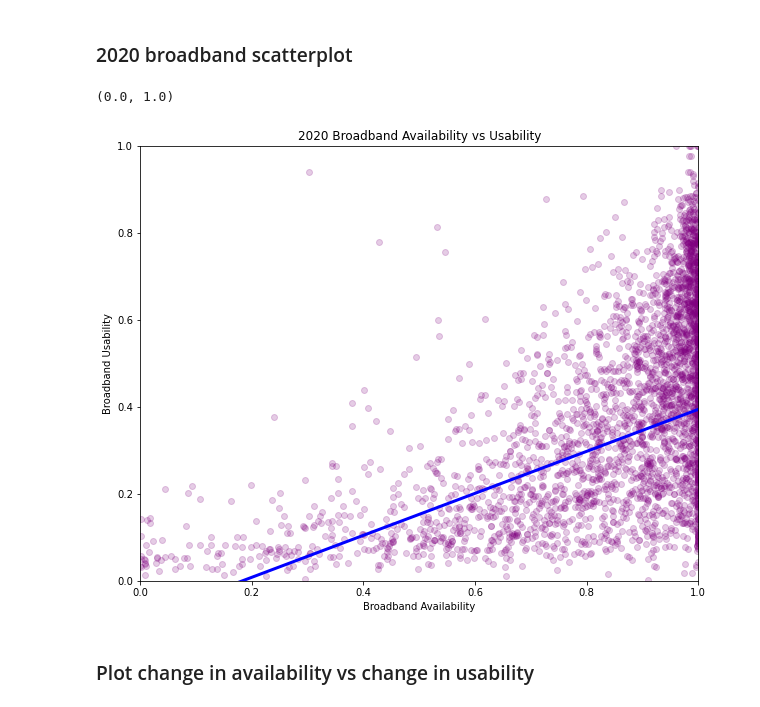
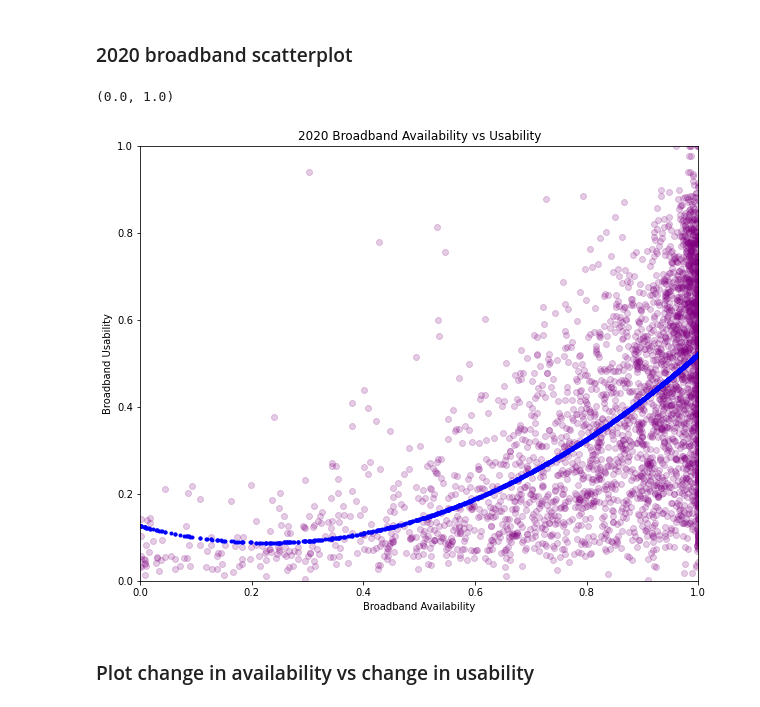
Before and after one commit to DragonGriffon2003/2021_DataSoup_DataFest, a Jupyter notebook: Data-Vis.ipynb, the cells around one changed output. Drawn from its saved outputs; the diff is of its cells as text; code cells hidden in the pictures.

```diff
--- a/Data-Vis.ipynb
+++ b/Data-Vis.ipynb
@@ -17,7 +15,7 @@ nan_value = float("NaN")
 broad_2019.replace("-", nan_value, inplace = True)
 broad_2019.dropna(subset = [' BROADBAND USAGE '], inplace = True)
 broad_2019.dropna(subset = [' BROADBAND AVAILABILITY PER FCC '], inplace = True)
-broad_2019 = broad_2019.sort_values(by = [' BROADBAND AVAILABILITY PER FCC '])
+#broad_2019 = broad_2019.sort_values(by = [' BROADBAND AVAILABILITY PER FCC '])
 broad_2019 = broad_2019.rename(columns={' BROADBAND AVAILABILITY PER FCC ':'BROADBAND AVAILABILITY PER FCC',' BROADBAND USAGE ':'BROADBAND USAGE' })
 
 # 2020 broadband data file
@@ -29,7 +27,7 @@ broad_2020[' BROADBAND AVAILABILITY PER FCC '] = pd.to_numeric(
 broad_2020.replace("-", nan_value, inplace = True)
 broad_2020.dropna(subset = [' BROADBAND USAGE '], inplace = True)
 broad_2020.dropna(subset = [' BROADBAND AVAILABILITY PER FCC '], inplace = True)
-broad_2020 = broad_2020.sort_values(by = [' BROADBAND AVAILABILITY PER FCC '])
+#broad_2020 = broad_2020.sort_values(by = [' BROADBAND AVAILABILITY PER FCC '])
 broad_2020 = broad_2020.rename(columns={' BROADBAND AVAILABILITY PER FCC ' : 'BROADBAND AVAILABILITY PER FCC', ' BROADBAND USAGE ':'BROADBAND USAGE'})
 
 # broadband challenge file
@@ -109,20 +107,20 @@ plt.ylim(0, 1)
 # %%
 # TODO
 plt.rcParams['figure.figsize'] = [10, 8]
 plt.xlabel('Broadband Availability')
 plt.ylabel('Broadband Usability')
 plt.title('2020 Broadband Availability vs Usability')
 plt.scatter(broad_2020['BROADBAND AVAILABILITY PER FCC'], broad_2020['BROADBAND USAGE'], alpha = 0.2, c = "purple")
-(m , b) = np.polyfit(broad_2019['BROADBAND AVAILABILITY PER FCC'], broad_2019['BROADBAND USAGE'], 1)
-eq = m * broad_2019['BROADBAND AVAILABILITY PER FCC'] + b
-plt.plot(broad_2019['BROADBAND AVAILABILITY PER FCC'], eq, c = 'blue', linewidth = 3)
+(a, b , c) = np.polyfit(broad_2020['BROADBAND AVAILABILITY PER FCC'], broad_2020['BROADBAND USAGE'], 2)
+eq = a * broad_2020['BROADBAND AVAILABILITY PER FCC']**2 + b * broad_2020['BROADBAND AVAILABILITY PER FCC'] + c
+plt.scatter(broad_2020['BROADBAND AVAILABILITY PER FCC'], eq, c = 'blue', marker='.')
 plt.xlim(0, 1)
 plt.ylim(0, 1)
 plt.xlim(0, 1)
 plt.ylim(0, 1)
 # %% [output]
 (0.0, 1.0)
-[figure, old version]
+[figure, new version]
 # %% [markdown]
 ### Plot change in availability vs change in usability
 # %%
```
Also changed, not shown: parts of 4 cells of this notebook.
